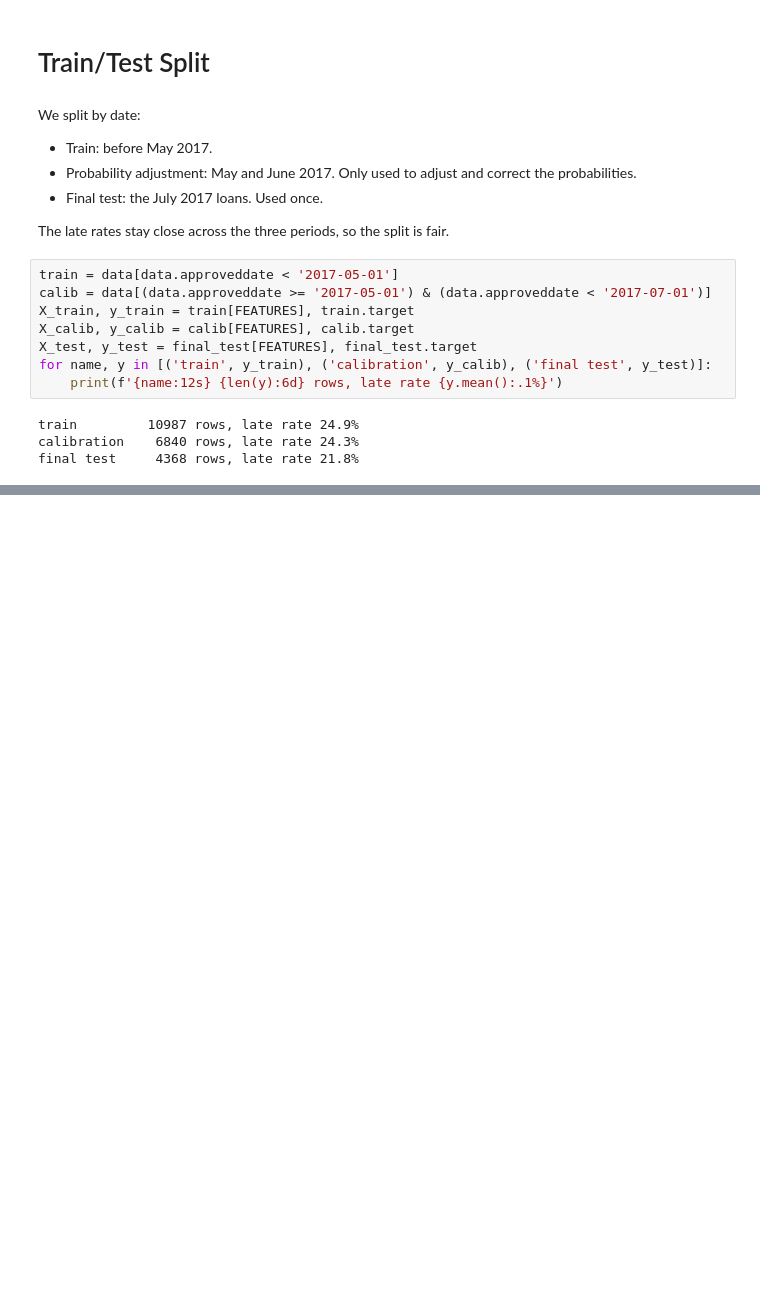
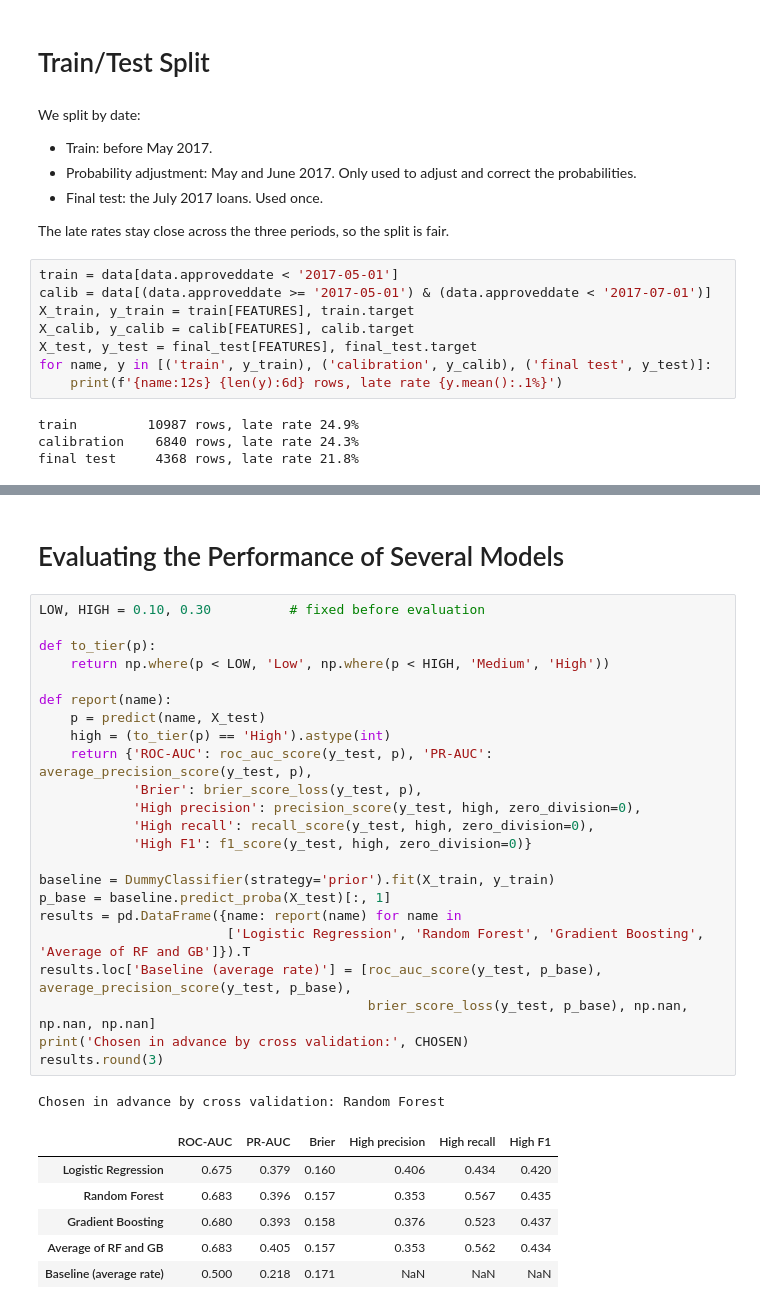
Before and after one commit to MbithiSandra/payment-paralysis-prototype, a Jupyter notebook: ml/notebooks/01_behaviour_model.ipynb, the cells around one changed output, grey strips where cells are left out. Drawn from its saved outputs; the diff is of its cells as text; blank space fills up the shorter version.

```diff
--- a/ml/notebooks/01_behaviour_model.ipynb
+++ b/ml/notebooks/01_behaviour_model.ipynb
@@ -328,0 +518,33 @@ final test     4368 rows, late rate 21.8%
+# %% [markdown]
+# Evaluating the Performance of Several Models
+# %%
+LOW, HIGH = 0.10, 0.30          # fixed before evaluation
+
+def to_tier(p):
+    return np.where(p < LOW, 'Low', np.where(p < HIGH, 'Medium', 'High'))
+
+def report(name):
+    p = predict(name, X_test)
+    high = (to_tier(p) == 'High').astype(int)
+    return {'ROC-AUC': roc_auc_score(y_test, p), 'PR-AUC': average_precision_score(y_test, p),
+            'Brier': brier_score_loss(y_test, p),
+            'High precision': precision_score(y_test, high, zero_division=0),
+            'High recall': recall_score(y_test, high, zero_division=0),
+            'High F1': f1_score(y_test, high, zero_division=0)}
+
+baseline = DummyClassifier(strategy='prior').fit(X_train, y_train)
+p_base = baseline.predict_proba(X_test)[:, 1]
+results = pd.DataFrame({name: report(name) for name in
+                        ['Logistic Regression', 'Random Forest', 'Gradient Boosting', 'Average of RF and GB']}).T
+results.loc['Baseline (average rate)'] = [roc_auc_score(y_test, p_base), average_precision_score(y_test, p_base),
+                                          brier_score_loss(y_test, p_base), np.nan, np.nan, np.nan]
+print('Chosen in advance by cross validation:', CHOSEN)
+results.round(3)
+# %% [output]
+Chosen in advance by cross validation: Random Forest
+|  | ROC-AUC | PR-AUC | Brier | High precision | High recall | High F1 |
+| Logistic Regression | 0.675 | 0.379 | 0.160 | 0.406 | 0.434 | 0.420 |
+| Random Forest | 0.683 | 0.396 | 0.157 | 0.353 | 0.567 | 0.435 |
+| Gradient Boosting | 0.680 | 0.393 | 0.158 | 0.376 | 0.523 | 0.437 |
+| Average of RF and GB | 0.683 | 0.405 | 0.157 | 0.353 | 0.562 | 0.434 |
+| Baseline (average rate) | 0.500 | 0.218 | 0.171 | NaN | NaN | NaN |
```
Also changed, not shown: parts of 33 cells of this notebook, 4 other files.
